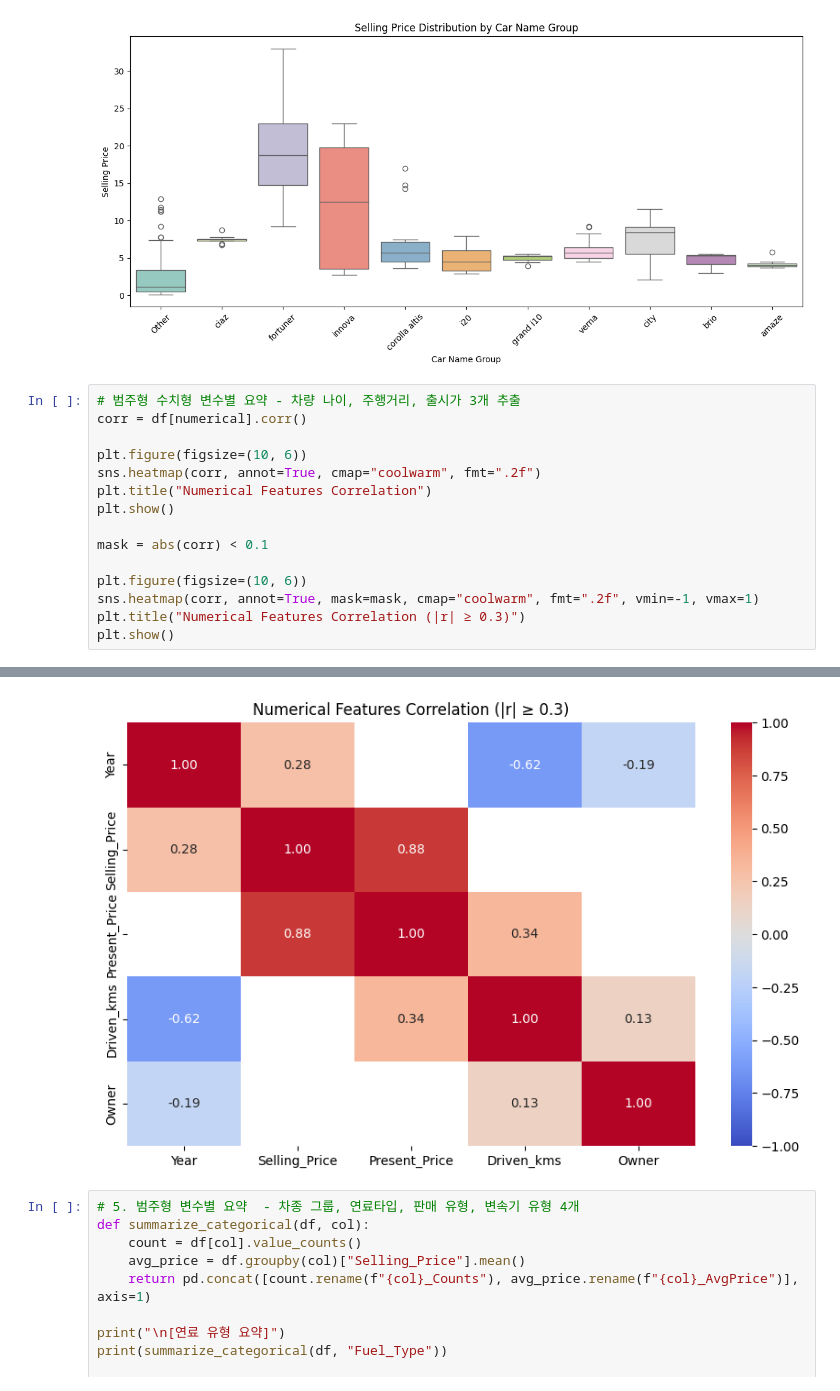
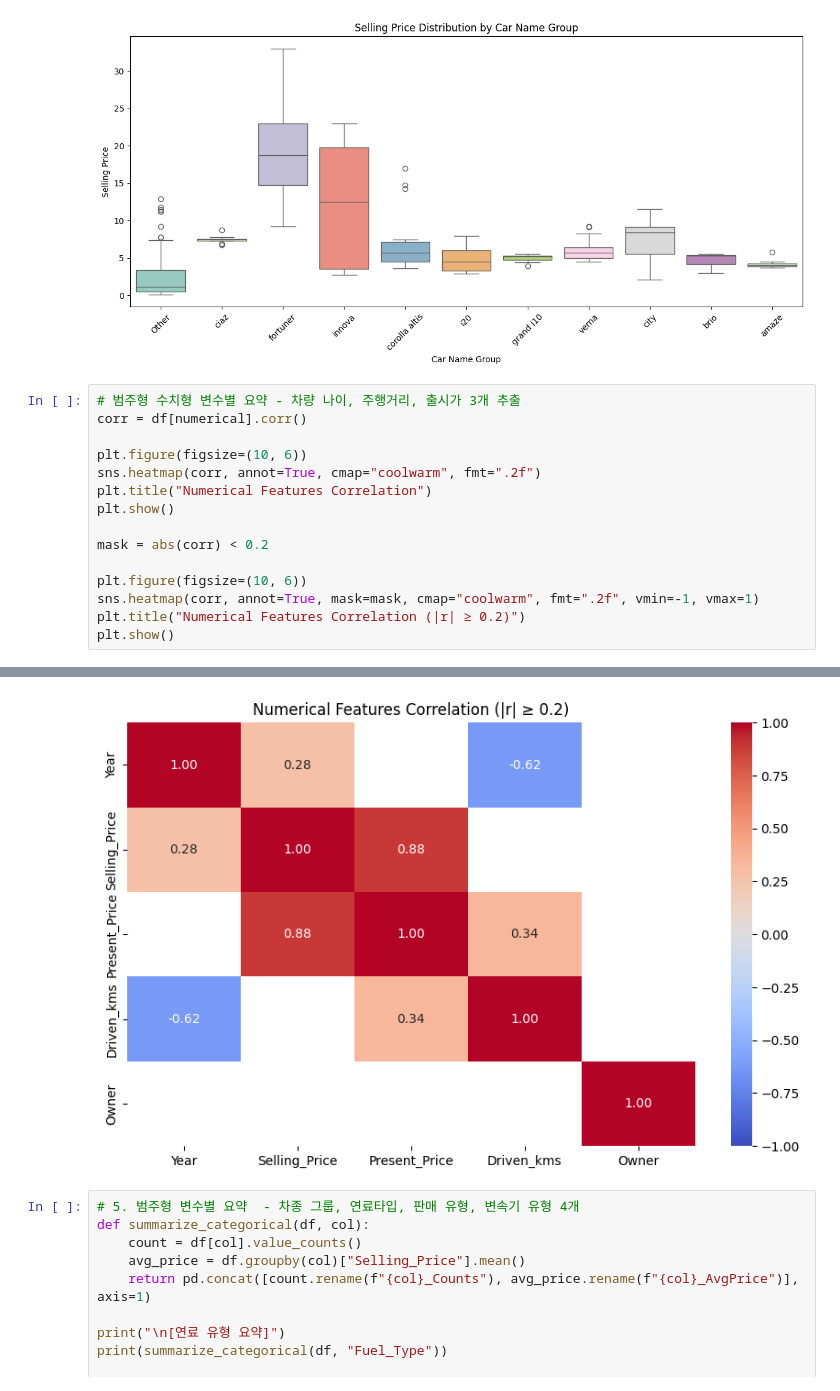
Before and after one commit to Encore-SKN-17/ML_MINI_3TEAM, a Jupyter notebook: ml_car_price_prediction.ipynb, the cells around one changed output, grey strips where cells are left out. Cells and saved outputs as stored; diff of their text form.

```diff
--- a/ml_car_price_prediction.ipynb
+++ b/ml_car_price_prediction.ipynb
@@ -223,21 +223,21 @@ plt.show()
 # %%
 # 범주형 수치형 변수별 요약 - 차량 나이, 주행거리, 출시가 3개 추출
 corr = df[numerical].corr()
 
 plt.figure(figsize=(10, 6))
 sns.heatmap(corr, annot=True, cmap="coolwarm", fmt=".2f")
 plt.title("Numerical Features Correlation")
 plt.show()
 
-mask = abs(corr) < 0.1
+mask = abs(corr) < 0.2
 
 plt.figure(figsize=(10, 6))
 sns.heatmap(corr, annot=True, mask=mask, cmap="coolwarm", fmt=".2f", vmin=-1, vmax=1)
-plt.title("Numerical Features Correlation (|r| ≥ 0.3)")
+plt.title("Numerical Features Correlation (|r| ≥ 0.2)")
 plt.show()
 # %% [output]
 [figure]
-[figure, old version]
+[figure, new version]
 # %%
 # 5. 범주형 변수별 요약  - 차종 그룹, 연료타입, 판매 유형, 변속기 유형 4개
 def summarize_categorical(df, col):
```
Also changed, not shown: 2 other files.
